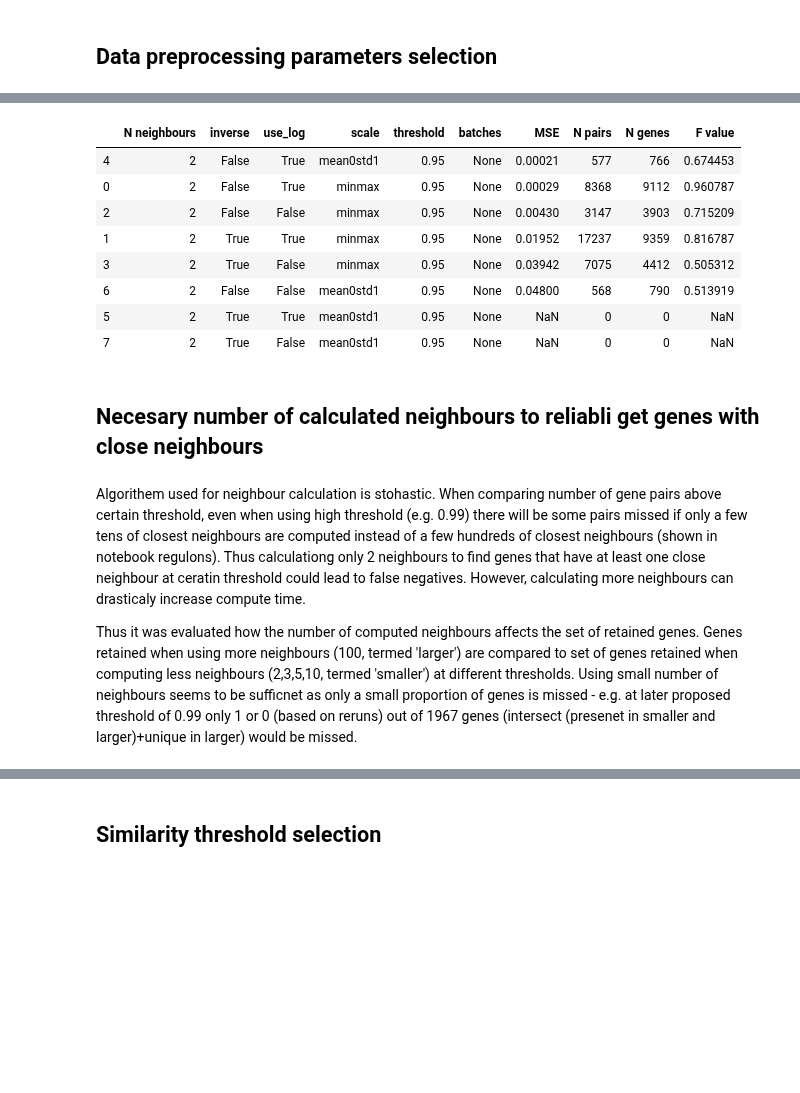
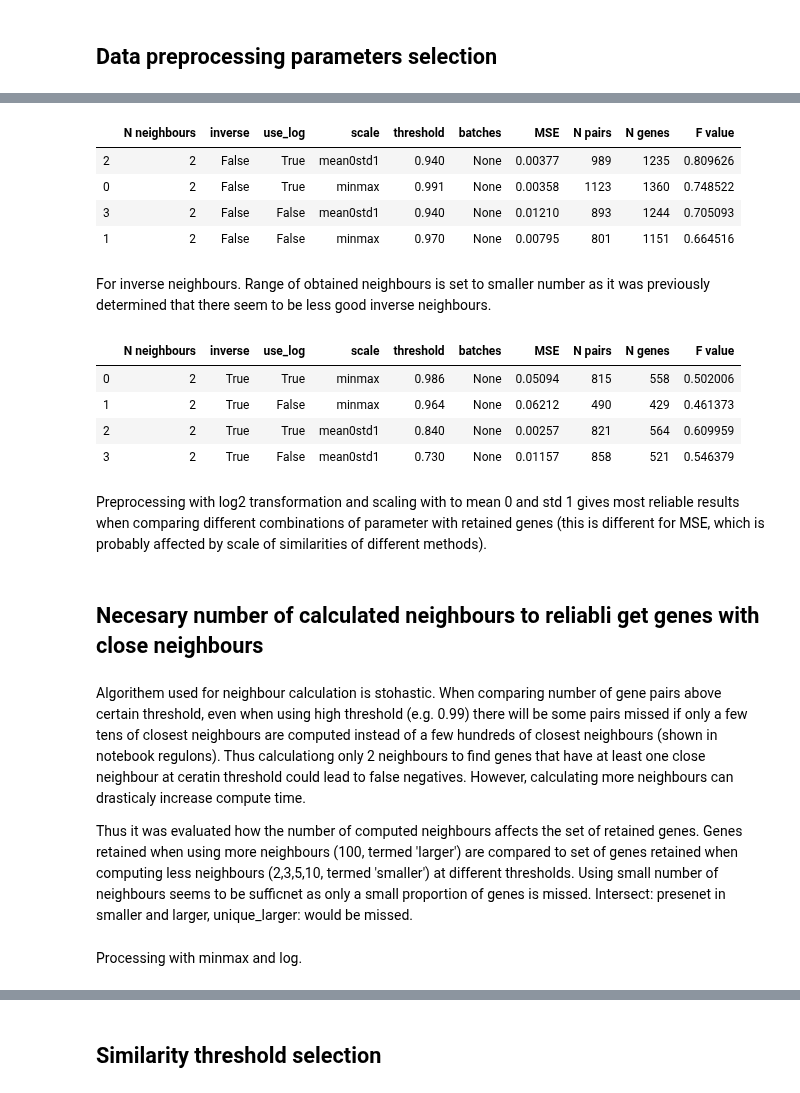
Before and after one commit to biolab/baylor-dicty, a Jupyter notebook: networks/gene_selection.ipynb, the cells around one changed output, grey strips where cells are left out. Drawn from its saved outputs; the diff is of its cells as text; code cells hidden in the pictures; blank space fills up the shorter version.

```diff
--- a/networks/gene_selection.ipynb
+++ b/networks/gene_selection.ipynb
@@ -44,5 +50,5 @@ N of replicates: 41
 # %%
-subset1,subset2=jf.sample_from_list(available_replicates,sample1=30)
+subset1,subset2=jf.sample_from_list(available_replicates,sample1=25)
 # %%
 print('Subset1:\n',', '.join(subset1),'\n')
 print('Subset2:\n',', '.join(subset2))
@@ -76,10 +81,11 @@ Table is sorted by MSE.
 #Make table of results for different condition settings
 results=[]
 #Which parameters to try
-thresholds=[0.95]
+#thresholds=[0.95]
+thresholds=[0.93,0.94,0.95,0.97,0.991,0.992,0.993]
 for scale in ['minmax','mean0std1']:
     for use_log in [True,False]:
-            for inverse in [False,True]:
+            for inverse in [False]:
                 for n_neighbours in [2]:
                     result = neighbour_calculator.compare_conditions(
                                         # Parameters
@@ -91,7 +97,7 @@ for scale in ['minmax','mean0std1']:
                                         #For test genes
                                         filter_column_values_test=subset2,
 
-                                        batch_column=None)
+                                        batch_column=None,retained=[1000,1500])
                     for res in result:
                         results.append(res)
 data_summary_params=pd.DataFrame(results)
@@ -109,12 +104,10 @@ def initialise_search(
 # %%
-data_summary_params.sort_values(by='MSE')
+data_summary_params.sort_values(by='F value',ascending=False)
 # %% [output]
 |  | N neighbours | inverse | use_log | scale | threshold | batches | MSE | N pairs | N genes | F value |
-| 4 | 2 | False | True | mean0std1 | 0.95 | None | 0.00021 | 577 | 766 | 0.674453 |
-| 0 | 2 | False | True | minmax | 0.95 | None | 0.00029 | 8368 | 9112 | 0.960787 |
-| 2 | 2 | False | False | minmax | 0.95 | None | 0.00430 | 3147 | 3903 | 0.715209 |
-| 1 | 2 | True | True | minmax | 0.95 | None | 0.01952 | 17237 | 9359 | 0.816787 |
-| 3 | 2 | True | False | minmax | 0.95 | None | 0.03942 | 7075 | 4412 | 0.505312 |
-| 6 | 2 | False | False | mean0std1 | 0.95 | None | 0.04800 | 568 | 790 | 0.513919 |
-| 5 | 2 | True | True | mean0std1 | 0.95 | None | NaN | 0 | 0 | NaN |
-| 7 | 2 | True | False | mean0std1 | 0.95 | None | NaN | 0 | 0 | NaN |
+| 2 | 2 | False | True | mean0std1 | 0.940 | None | 0.00377 | 989 | 1235 | 0.809626 |
+| 0 | 2 | False | True | minmax | 0.991 | None | 0.00358 | 1123 | 1360 | 0.748522 |
+| 3 | 2 | False | False | mean0std1 | 0.940 | None | 0.01210 | 893 | 1244 | 0.705093 |
+| 1 | 2 | False | False | minmax | 0.970 | None | 0.00795 | 801 | 1151 | 0.664516 |
+# %% [markdown]
+For inverse neighbours. Range of obtained neighbours is set to smaller number as it was previously determined that there seem to be less good inverse neighbours.
@@ -121,8 +136,21 @@ data_summary_params.sort_values(by='MSE')
+# %%
+data_summary_params_inv
+# %% [output]
+|  | N neighbours | inverse | use_log | scale | threshold | batches | MSE | N pairs | N genes | F value |
+| 0 | 2 | True | True | minmax | 0.986 | None | 0.05094 | 815 | 558 | 0.502006 |
+| 1 | 2 | True | False | minmax | 0.964 | None | 0.06212 | 490 | 429 | 0.461373 |
+| 2 | 2 | True | True | mean0std1 | 0.840 | None | 0.00257 | 821 | 564 | 0.609959 |
+| 3 | 2 | True | False | mean0std1 | 0.730 | None | 0.01157 | 858 | 521 | 0.546379 |
+# %% [markdown]
+Preprocessing with log2 transformation and scaling with to mean 0 and std 1 gives most reliable results when comparing different combinations of parameter with retained genes (this is different for MSE, which is probably affected by scale of similarities of different methods).
 # %% [markdown]
 ## Necesary number of calculated neighbours to reliabli get genes with close neighbours
 # %% [markdown]
 Algorithem used for neighbour calculation is stohastic. When comparing number of gene pairs above certain threshold, even when using high threshold (e.g. 0.99) there will be some pairs missed if only a few tens of closest neighbours are computed instead of a few hundreds of closest neighbours (shown in notebook regulons). Thus calculationg only 2 neighbours to find genes that have at least one close neighbour at ceratin threshold could lead to false negatives. However, calculating more neighbours can drasticaly increase compute time.
 
-Thus it was evaluated how the number of computed neighbours affects the set of retained genes. Genes retained when using more neighbours (100, termed 'larger') are compared to set of genes retained when computing less neighbours (2,3,5,10, termed 'smaller') at different thresholds. Using small number of neighbours seems to be sufficnet as only a small proportion of genes is missed - e.g. at later proposed threshold of 0.99 only 1 or 0 (based on reruns) out of 1967 genes (intersect (presenet in smaller and larger)+unique in larger) would be missed.
+Thus it was evaluated how the number of computed neighbours affects the set of retained genes. Genes retained when using more neighbours (100, termed 'larger') are compared to set of genes retained when computing less neighbours (2,3,5,10, termed 'smaller') at different thresholds. Using small number of neighbours seems to be sufficnet as only a small proportion of genes is missed.
+Intersect: presenet in smaller and larger, unique_larger: would be missed.
+# %% [markdown]
+Processing with minmax and log.
 # %%
 jf.obtained_genes_by_n_neighbours(neighbour_calculator=neighbour_calculator, neighbours_size_larger=100,
```
Also changed, not shown: parts of 24 cells of this notebook, 3 other files.
